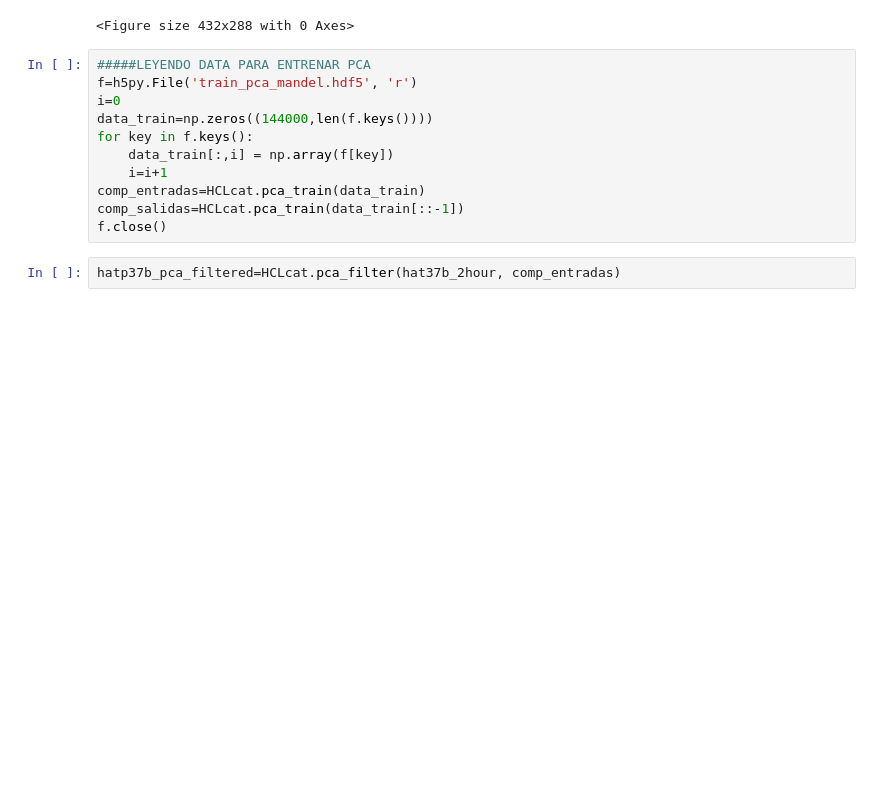
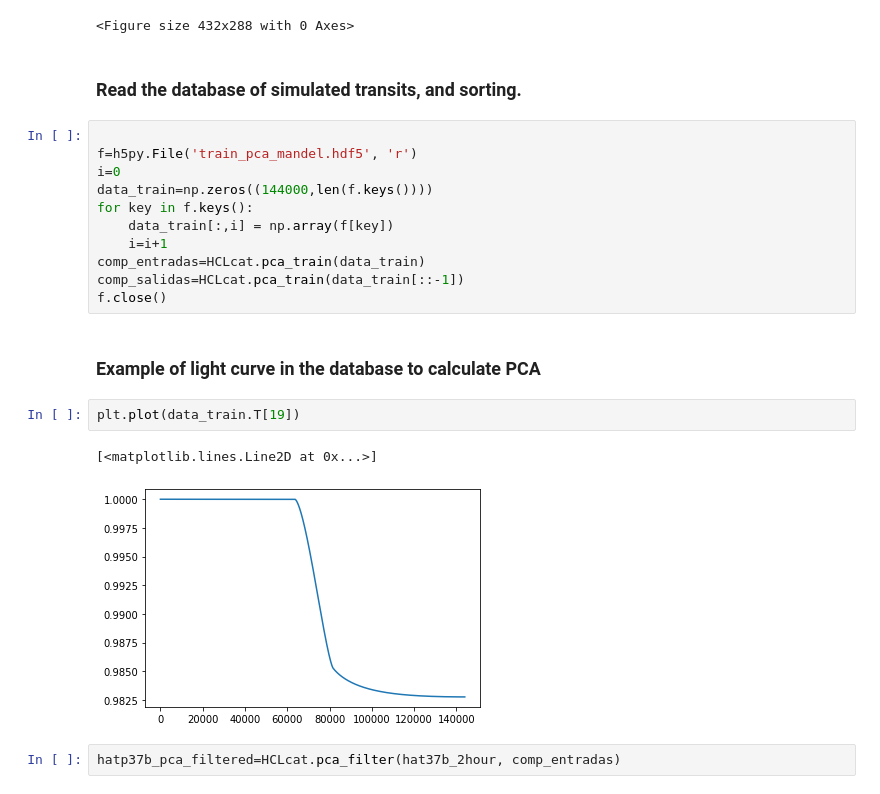
Before and after one commit to ferwazz/HCLcat, a Jupyter notebook: examples_notebook.ipynb, the cells around one changed output. Drawn from its saved outputs; the diff is of its cells as text; blank space fills up the shorter version.

```diff
--- a/examples_notebook.ipynb
+++ b/examples_notebook.ipynb
@@ -103,8 +103,10 @@ for j in np.arange(tc)+1:
 f.close()
 # %% [output]
 <Figure size 432x288 with 0 Axes>
+# %% [markdown]
+### Read the database of simulated transits, and sorting.
 # %%
-#####LEYENDO DATA PARA ENTRENAR PCA
+
 f=h5py.File('train_pca_mandel.hdf5', 'r')
 i=0
 data_train=np.zeros((144000,len(f.keys())))
@@ -114,6 +116,13 @@ for key in f.keys():
 comp_entradas=HCLcat.pca_train(data_train)
 comp_salidas=HCLcat.pca_train(data_train[::-1])
 f.close()
+# %% [markdown]
+### Example of light curve in the database to calculate PCA
+# %%
+plt.plot(data_train.T[19])
+# %% [output]
+[<matplotlib.lines.Line2D at 0x...>]
+[figure, added]
 # %%
 hatp37b_pca_filtered=HCLcat.pca_filter(hat37b_2hour, comp_entradas)
 # %%
```
Also changed, not shown: parts of 15 cells of this notebook.
